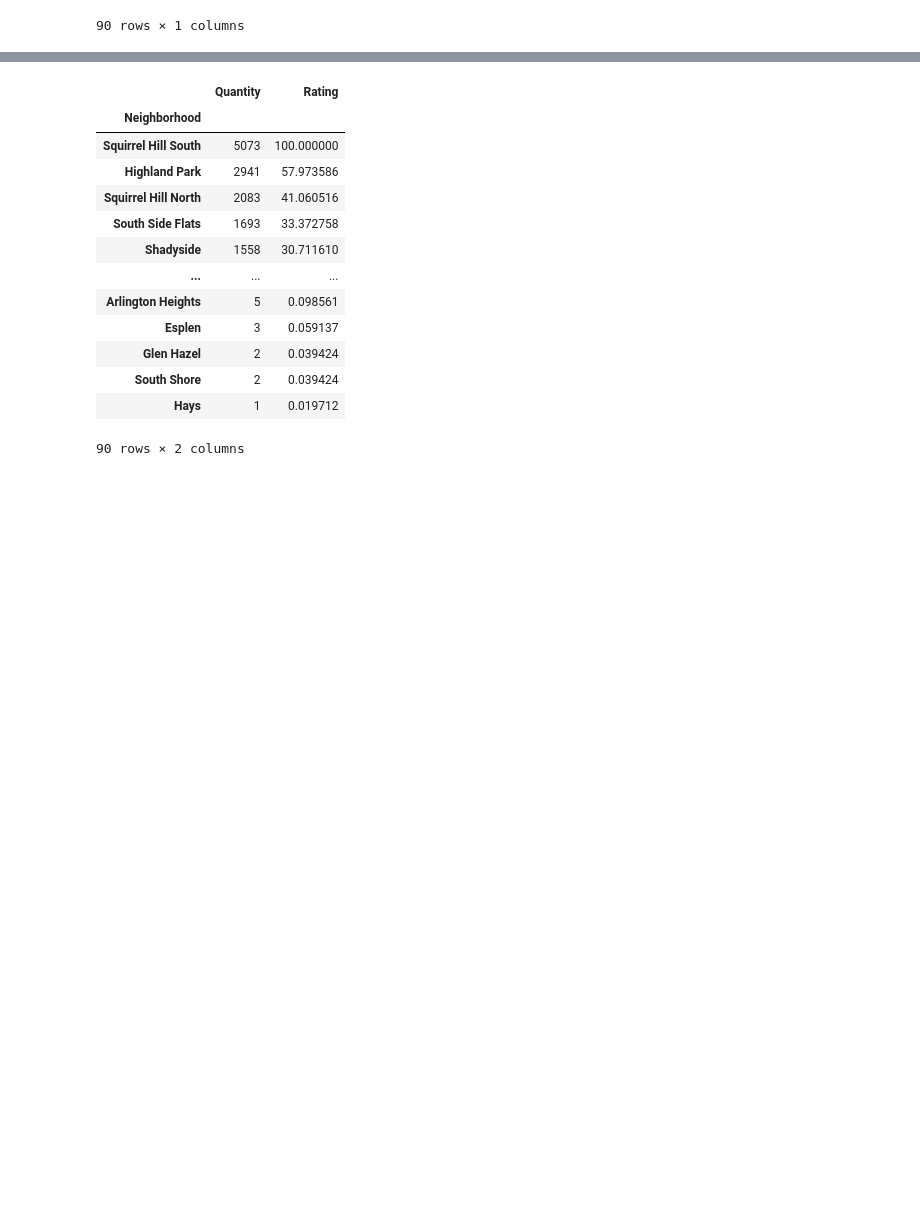
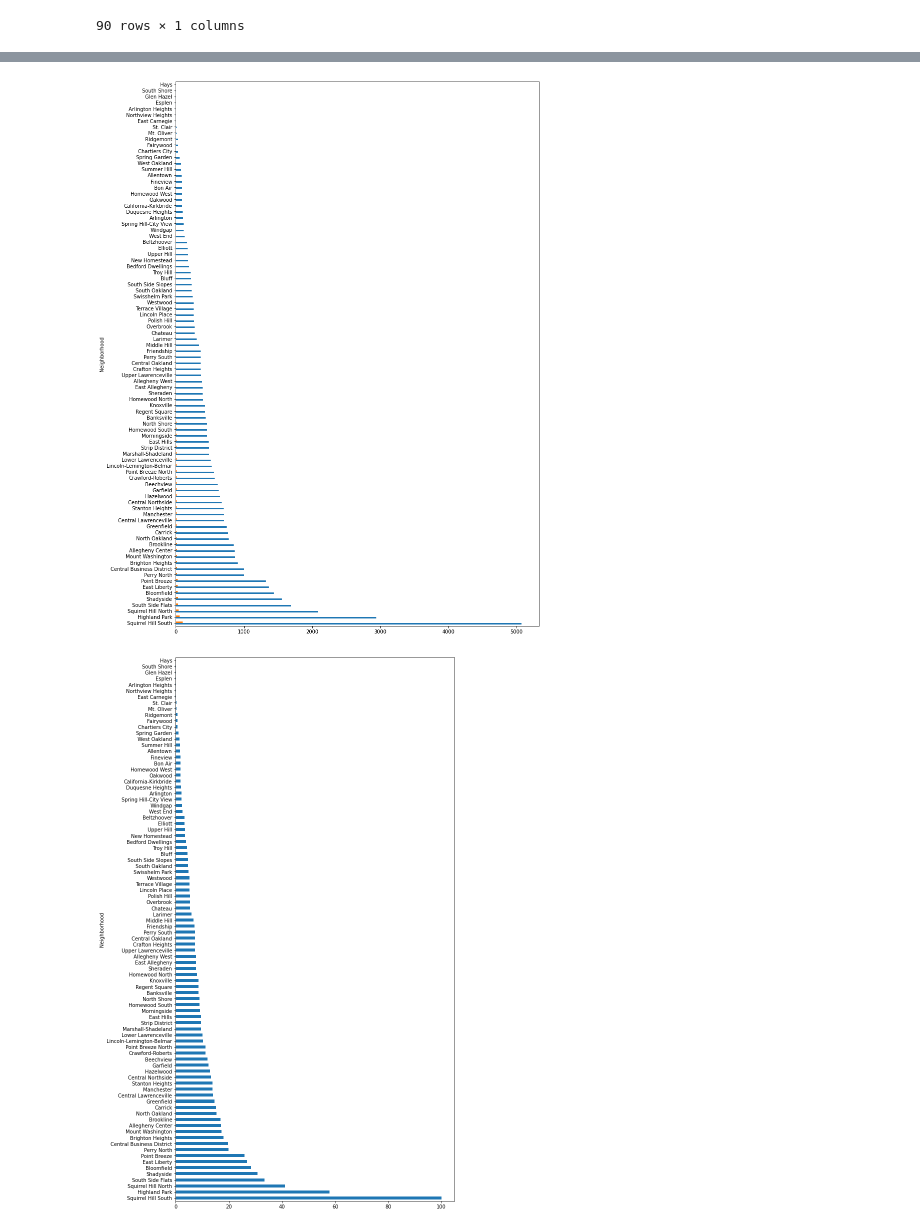
Before and after one commit to jsegebart24/Pitt-Trash-Can, a Jupyter notebook: jes354.ipynb, the cells around one changed output, grey strips where cells are left out. Drawn from its saved outputs; the diff is of its cells as text; code cells hidden in the pictures; blank space fills up the shorter version.

```diff
--- a/jes354.ipynb
+++ b/jes354.ipynb
@@ -34,15 +38,21 @@ cheese
 | Windgap | 117 |
 90 rows × 1 columns
 # %%
+# Metric
 maxVal = cheese.max()
 print(maxVal)
 
 
 cheese = cheese.sort_values(by=['Quantity'], ascending=False)
 
-# Metric
 cheese["Rating"] = (cheese['Quantity'] / 5073 * 100)
 
-cheese
+cheeto = {"Rating": cheese.loc[:, "Rating"]}
+gf = pd.DataFrame(cheeto)
+
+print(cheese)
+print(cheeto)
+print(cheese.plot(kind='barh', figsize=(13,20), legend=False))
+print(gf.plot(kind='barh', figsize=(10,20), legend=False))
 # %% [output]
 Quantity    5073.0
@@ -51,14 +75,2 @@ dtype: float64
-|  | Quantity | Rating |
-| Neighborhood |  |  |
-| Squirrel Hill South | 5073 | 100.000000 |
-| Highland Park | 2941 | 57.973586 |
-| Squirrel Hill North | 2083 | 41.060516 |
-| South Side Flats | 1693 | 33.372758 |
-| Shadyside | 1558 | 30.711610 |
-| ... | ... | ... |
-| Arlington Heights | 5 | 0.098561 |
-| Esplen | 3 | 0.059137 |
-| Glen Hazel | 2 | 0.039424 |
-| South Shore | 2 | 0.039424 |
-| Hays | 1 | 0.019712 |
-90 rows × 2 columns
+[figure, added]
+[figure, added]
```
Also changed, not shown: parts of 4 cells of this notebook.
